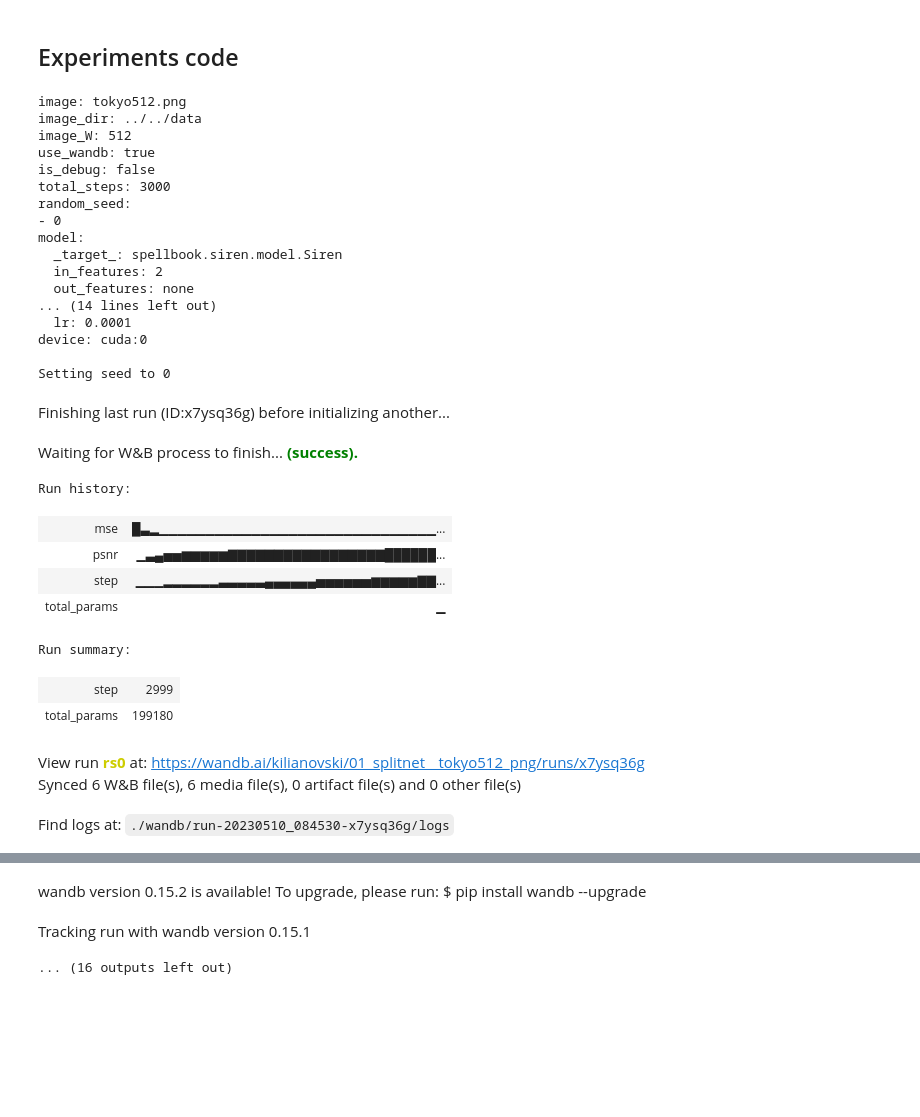
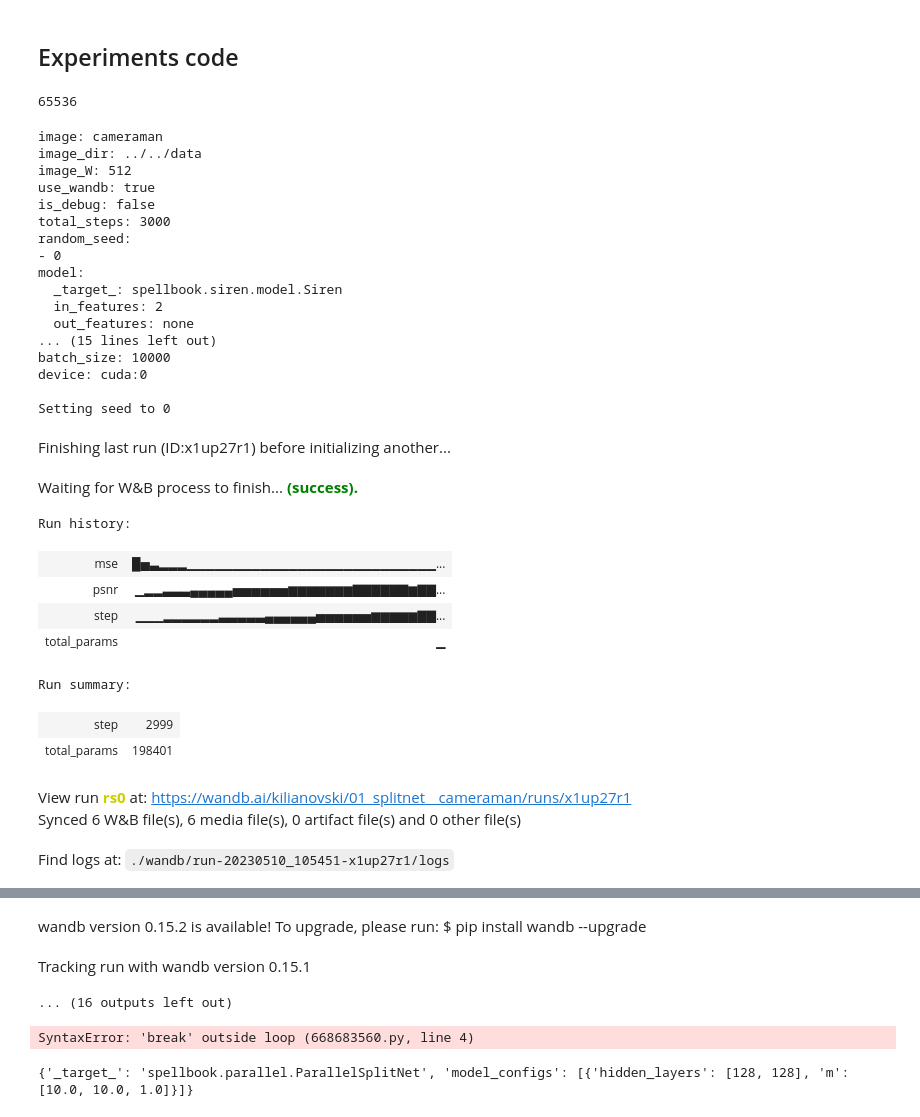
Before and after one commit to kilianovski/my-neural-fields, a Jupyter notebook: notebooks/draft_01/facts_0_image_baselines.ipynb, the cells around one changed output, grey strips where cells are left out. Saved outputs shown, nothing was run; the diff lists cells and outputs as text; code cells hidden in the pictures; blank space fills up the shorter version.

Commit message:
Add experiments with batch size

```diff
--- a/notebooks/draft_01/facts_0_image_baselines.ipynb
+++ b/notebooks/draft_01/facts_0_image_baselines.ipynb
@@ -37,44 +39,52 @@ def load_cfg(overrides=()):
 from IPython.display import clear_output
 # %% [markdown]
 ## Experiments code
+# %%
+256*256
+# %% [output]
+65536
 # %%
 cfg = load_cfg(overrides=[
     "+exp=00_siren_init",
     "random_seed=[0]",
-    # "image=cameraman",
+    "+batch_size=10000",
+    "image=cameraman",
+    # 'optimizer._target_=torch.optim.SGD',
     "+device=cuda:0",
 ])
 
+cfg.logging.experiment_name = 'bs=10k_' + cfg.logging.experiment_name
+
 print(OmegaConf.to_yaml(cfg))
 train(cfg)
 # %% [output]
-image: tokyo512.png
+image: cameraman
 image_dir: ../../data
 image_W: 512
 use_wandb: true
 is_debug: false
 total_steps: 3000
 random_seed:
 - 0
 model:
   _target_: spellbook.siren.model.Siren
   in_features: 2
   out_features: none
-... (14 lines left out)
-  lr: 0.0001
+... (15 lines left out)
+batch_size: 10000
 device: cuda:0
 
 Setting seed to 0
-Finishing last run (ID:x7ysq36g) before initializing another...
+Finishing last run (ID:x1up27r1) before initializing another...
 Waiting for W&B process to finish... (success).
 Run history:
-| mse | █▃▂▁▁▁▁▁▁▁▁▁▁▁▁▁▁▁▁▁▁▁▁▁▁▁▁▁▁▁▁▁▁... |
-| psnr | ▁▃▄▅▅▆▆▆▆▆▇▇▇▇▇▇▇▇▇▇▇▇▇▇▇▇▇██████... |
+| mse | █▅▃▂▂▂▁▁▁▁▁▁▁▁▁▁▁▁▁▁▁▁▁▁▁▁▁▁▁▁▁▁▁... |
+| psnr | ▁▂▂▃▃▃▄▄▄▄▄▅▅▅▅▅▅▆▆▆▆▆▆▆▇▇▇▇▇▇▆▇▇... |
 | step | ▁▁▁▂▂▂▂▂▂▃▃▃▃▃▄▄▄▄▄▄▅▅▅▅▅▅▆▆▆▆▆▇▇... |
 | total_params | ▁ |
 Run summary:
 | step | 2999 |
-| total_params | 199180 |
+| total_params | 198401 |
-View run rs0 at: https://wandb.ai/kilianovski/01_splitnet__tokyo512_png/runs/x7ysq36g
+View run rs0 at: https://wandb.ai/kilianovski/01_splitnet__cameraman/runs/x1up27r1
 Synced 6 W&B file(s), 6 media file(s), 0 artifact file(s) and 0 other file(s)
-Find logs at: ./wandb/run-20230510_084530-x7ysq36g/logs
+Find logs at: ./wandb/run-20230510_105451-x1up27r1/logs
@@ -82,6 +92,21 @@ Successfully finished last run (ID:x7ysq36g). Initializing new run:
 wandb version 0.15.2 is available! To upgrade, please run: $ pip install wandb --upgrade
 Tracking run with wandb version 0.15.1
 ... (16 outputs left out)
+# %%
+break
+# %% [output]
+SyntaxError: 'break' outside loop (668683560.py, line 4)
+# %%
+cfg = load_cfg(overrides=[
+    "+exp=01_splitnet_posenc",
+    "random_seed=[0]",
+    # "image=cameraman",
+    "+batch_size=50000",
+    "+device=cuda:0",
+])
+cfg.model
+# %% [output]
+{'_target_': 'spellbook.parallel.ParallelSplitNet', 'model_configs': [{'hidden_layers': [128, 128], 'm': [10.0, 10.0, 1.0]}]}
 # %%
 cfg = load_cfg(overrides=[
     "+exp=01_splitnet_posenc",
```
Also changed, not shown: parts of 4 cells of this notebook, 4 other files.
